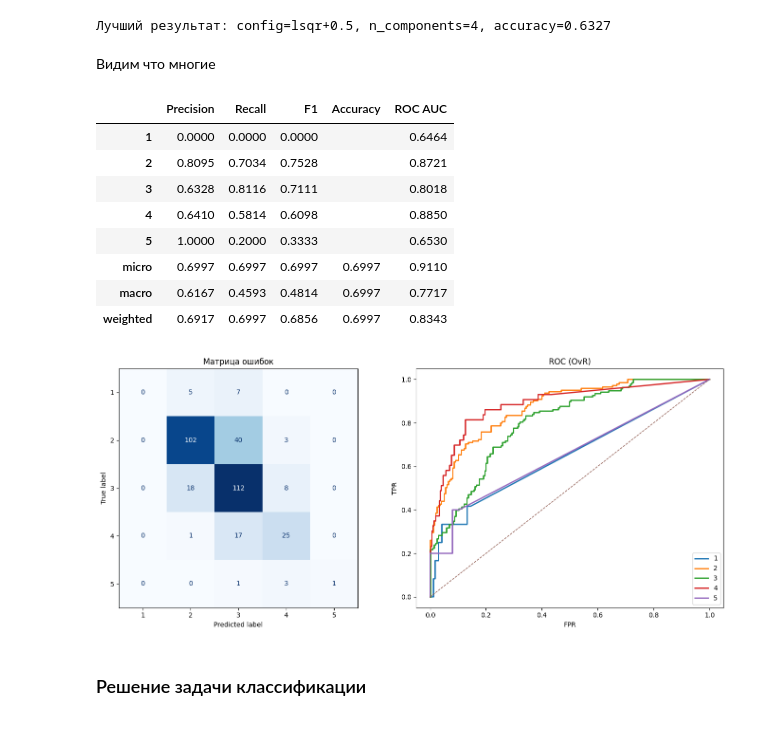
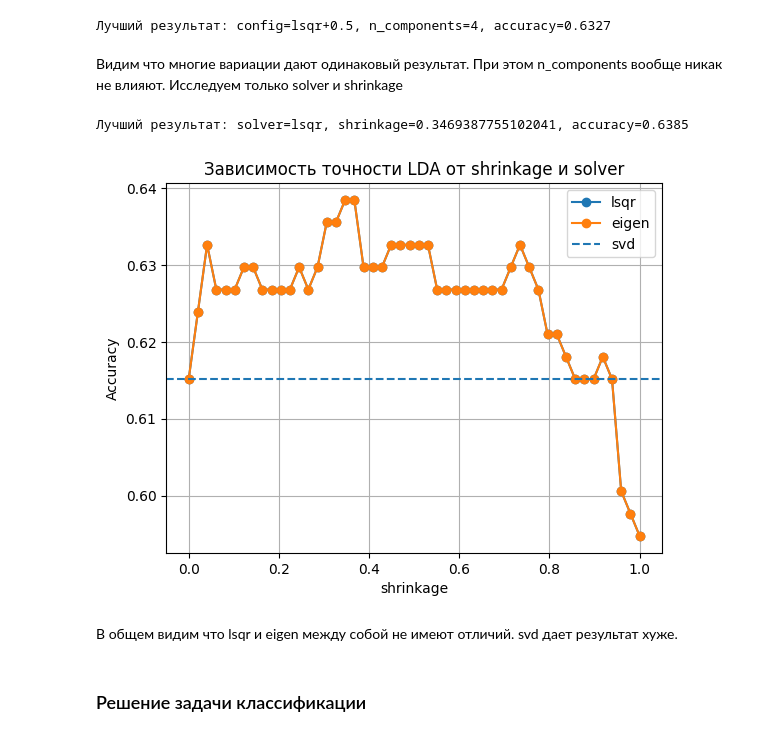
Before and after one commit to olesya1119/ML, a Jupyter notebook: lab3/notebook.ipynb, the cells around one changed output. Saved outputs shown, nothing was run; the diff lists cells and outputs as text; code cells hidden in the pictures.

```diff
--- a/lab3/notebook.ipynb
+++ b/lab3/notebook.ipynb
@@ -617,28 +617,57 @@ print(
 [figure]
 Лучший результат: config=lsqr+0.5, n_components=4, accuracy=0.6327
 # %% [markdown]
-Видим что многие
+Видим что многие вариации дают одинаковый результат. При этом n_components вообще никак не влияют. Исследуем только solver и shrinkage
-# %%
-clf = KNeighborsClassifier(
-                n_neighbors=11,
-                weights="distance",
-                metric="chebyshev")
-clf.fit(X_train_scaled, y_train)
-
-y_pred = clf.predict(X_test_scaled)
-y_prob = clf.predict_proba(X_test_scaled)
-
-tree_metrics = get_metrics(y_test, y_pred, y_prob, class_names=['1', '2', '3', '4', '5'])
-# %% [output]
-|  | Precision | Recall | F1 | Accuracy | ROC AUC |
-| 1 | 0.0000 | 0.0000 | 0.0000 |  | 0.6464 |
-| 2 | 0.8095 | 0.7034 | 0.7528 |  | 0.8721 |
-| 3 | 0.6328 | 0.8116 | 0.7111 |  | 0.8018 |
-| 4 | 0.6410 | 0.5814 | 0.6098 |  | 0.8850 |
-| 5 | 1.0000 | 0.2000 | 0.3333 |  | 0.6530 |
-| micro | 0.6997 | 0.6997 | 0.6997 | 0.6997 | 0.9110 |
-| macro | 0.6167 | 0.4593 | 0.4814 | 0.6997 | 0.7717 |
-| weighted | 0.6917 | 0.6997 | 0.6856 | 0.6997 | 0.8343 |
-[figure, removed]
+# %%
+from sklearn.discriminant_analysis import LinearDiscriminantAnalysis
+
+solvers = ["svd", "lsqr", "eigen"]
+shrinkage_values = [None, "auto"] + list(np.linspace(0.0, 1.0, 50))
+results = []
+
+for solver in solvers:
+    for sh in shrinkage_values:
+        if solver == "svd" and sh is not None:
+            continue
+
+        lda = LinearDiscriminantAnalysis(solver=solver, shrinkage=sh)
+        lda.fit(X_train_scaled, y_train)
+        y_pred = lda.predict(X_test_scaled)
+        acc = accuracy_score(y_test, y_pred)
+
+        results.append({"solver": solver, "shrinkage": sh, "accuracy": acc})
+
+results_df = pd.DataFrame(results)
+
+best_row = results_df.loc[results_df["accuracy"].idxmax()]
+print(
+    "\nЛучший результат:",
+    f"solver={best_row['solver']},",
+    f"shrinkage={best_row['shrinkage']},",
+    f"accuracy={best_row['accuracy']:.4f}",
+)
+
+numeric_mask = pd.to_numeric(results_df["shrinkage"], errors="coerce").notna()
+
+plt.figure()
+
+for solver in ["lsqr", "eigen"]:
+    df_s = results_df[(results_df["solver"] == solver) & numeric_mask]
+    plt.plot(df_s["shrinkage"], df_s["accuracy"], marker="o", label=solver)
+
+svd_acc = results_df[results_df["solver"] == "svd"]["accuracy"].iloc[0]
+plt.axhline(y=svd_acc, linestyle="--", label="svd")
+
+plt.xlabel("shrinkage")
+plt.ylabel("Accuracy")
+plt.title("Зависимость точности LDA от shrinkage и solver")
+plt.grid(True)
+plt.legend()
+plt.show()
+# %% [output]
+Лучший результат: solver=lsqr, shrinkage=0.3469387755102041, accuracy=0.6385
+[figure, added]
+# %% [markdown]
+В общем видим что lsqr и eigen между собой не имеют отличий. svd дает результат хуже.
 # %% [markdown]
 ### Решение задачи классификации
```
Also changed, not shown: parts of 1 cell of this notebook, 1 other file.
